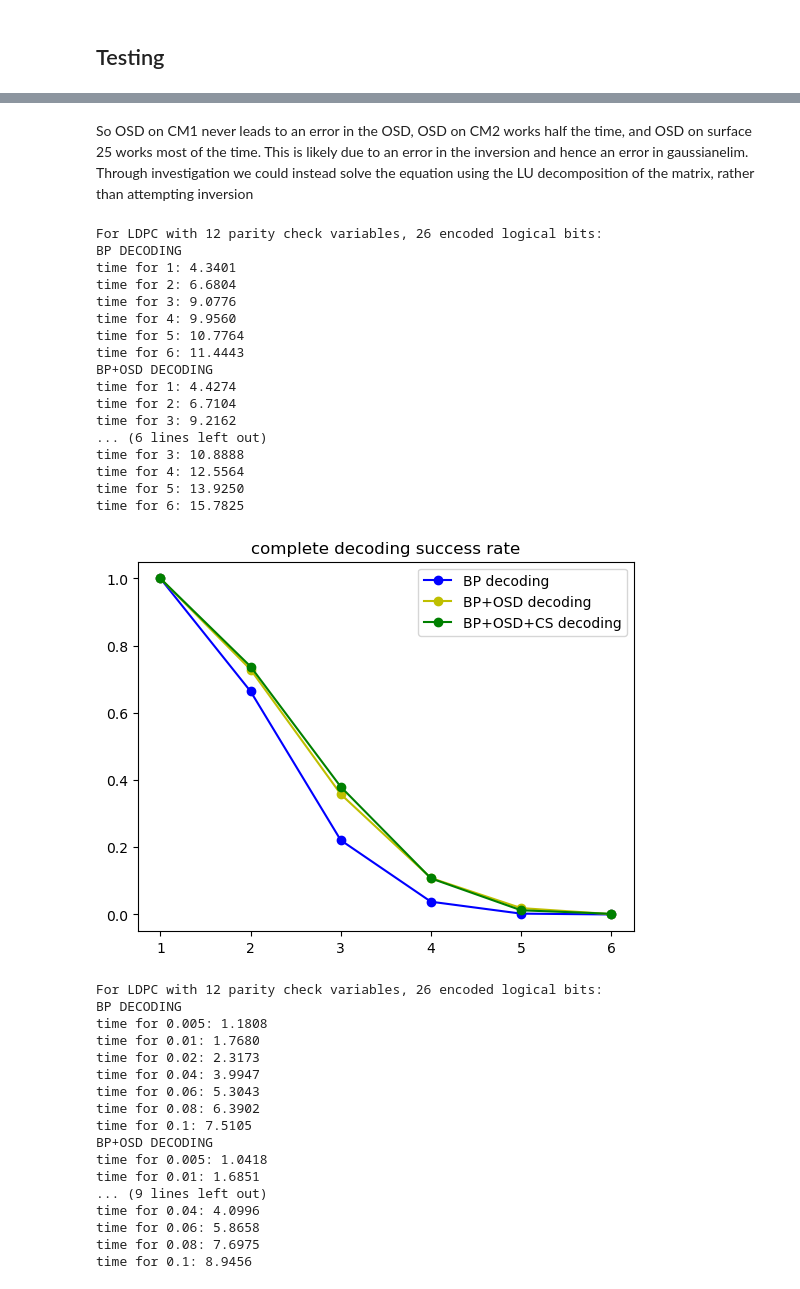
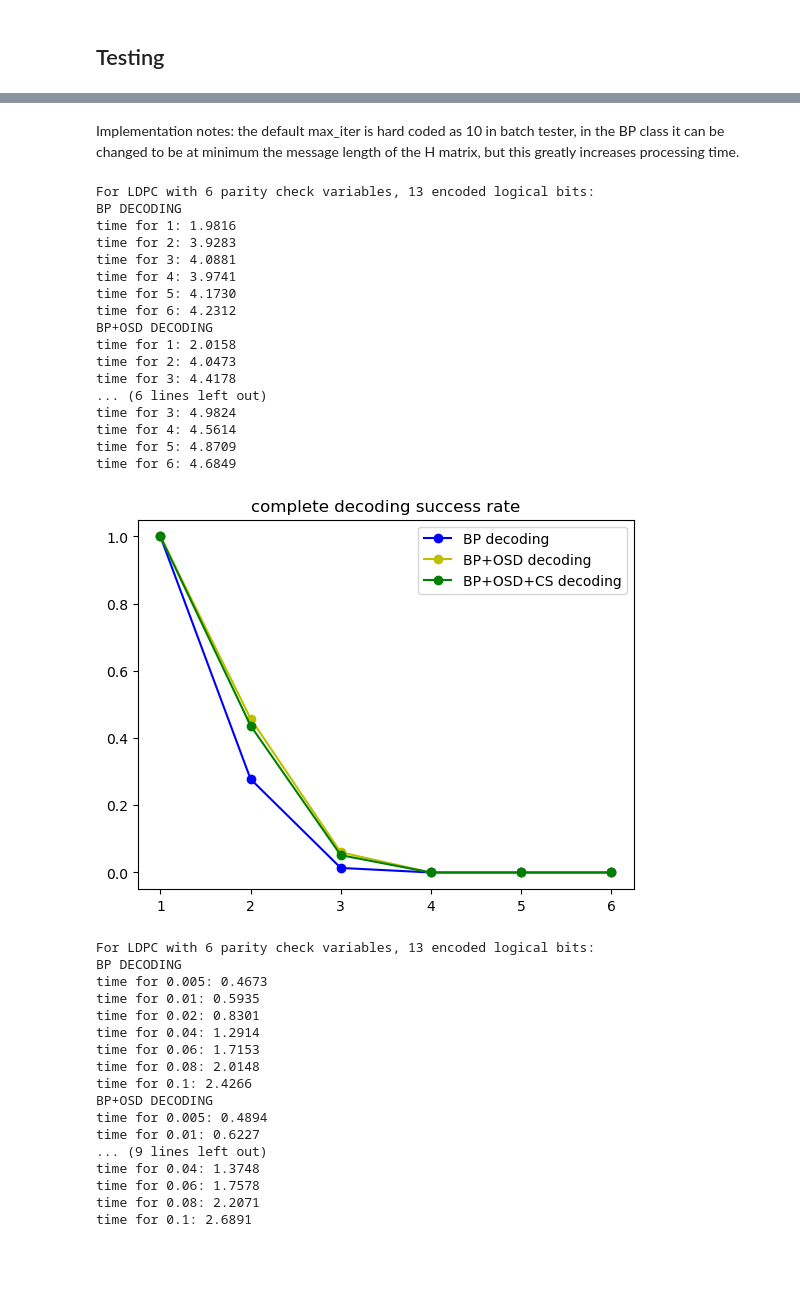
Before and after one commit to ramanodgers/beliefpropagation, a Jupyter notebook: QuantumBP.ipynb, the cells around one changed output, grey strips where cells are left out. Drawn from its saved outputs; the diff is of its cells as text; code cells hidden in the pictures; blank space fills up the shorter version.

```diff
--- a/QuantumBP.ipynb
+++ b/QuantumBP.ipynb
@@ -709,42 +684,42 @@ time for 5: 0.5095
-# %% [markdown]
-So OSD on CM1 never leads to an error in the OSD, OSD on CM2 works half the time, and OSD on surface 25 works most of the time. This is likely due to an error in the inversion and hence an error in gaussianelim. Through investigation we could instead solve the equation using the LU decomposition of the matrix, rather than attempting inversion
+# %% [markdown]
+Implementation notes: the default max_iter is hard coded as 10 in batch tester, in the BP class it can be changed to be at minimum the message length of the H matrix, but this greatly increases processing time.
 # %%
-for M in [HGPrep3]:
+for M in [surface25]:
     distance_plot_test(M, verbose = 1)
     rate_plot_test(M, verbose =1)
 # %% [output]
-For LDPC with 12 parity check variables, 26 encoded logical bits:
+For LDPC with 6 parity check variables, 13 encoded logical bits:
 BP DECODING
-time for 1: 4.3401
-time for 2: 6.6804
-time for 3: 9.0776
-time for 4: 9.9560
-time for 5: 10.7764
-time for 6: 11.4443
+time for 1: 1.9816
+time for 2: 3.9283
+time for 3: 4.0881
+time for 4: 3.9741
+time for 5: 4.1730
+time for 6: 4.2312
 BP+OSD DECODING
-time for 1: 4.4274
-time for 2: 6.7104
-time for 3: 9.2162
+time for 1: 2.0158
+time for 2: 4.0473
+time for 3: 4.4178
 ... (6 lines left out)
-time for 3: 10.8888
-time for 4: 12.5564
-time for 5: 13.9250
-time for 6: 15.7825
+time for 3: 4.9824
+time for 4: 4.5614
+time for 5: 4.8709
+time for 6: 4.6849
-[figure, old version]
+[figure, new version]
-For LDPC with 12 parity check variables, 26 encoded logical bits:
+For LDPC with 6 parity check variables, 13 encoded logical bits:
 BP DECODING
-time for 0.005: 1.1808
-time for 0.01: 1.7680
-time for 0.02: 2.3173
-time for 0.04: 3.9947
-time for 0.06: 5.3043
-time for 0.08: 6.3902
-time for 0.1: 7.5105
+time for 0.005: 0.4673
+time for 0.01: 0.5935
+time for 0.02: 0.8301
+time for 0.04: 1.2914
+time for 0.06: 1.7153
+time for 0.08: 2.0148
+time for 0.1: 2.4266
 BP+OSD DECODING
-time for 0.005: 1.0418
-time for 0.01: 1.6851
+time for 0.005: 0.4894
+time for 0.01: 0.6227
 ... (9 lines left out)
-time for 0.04: 4.0996
-time for 0.06: 5.8658
-time for 0.08: 7.6975
-time for 0.1: 8.9456
+time for 0.04: 1.3748
+time for 0.06: 1.7578
+time for 0.08: 2.2071
+time for 0.1: 2.6891
```
Also changed, not shown: parts of 16 cells of this notebook.
